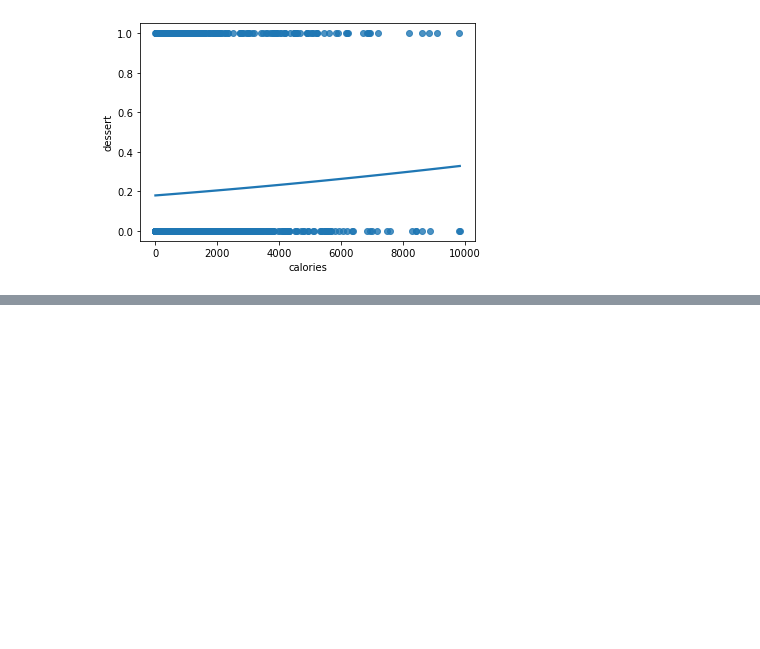
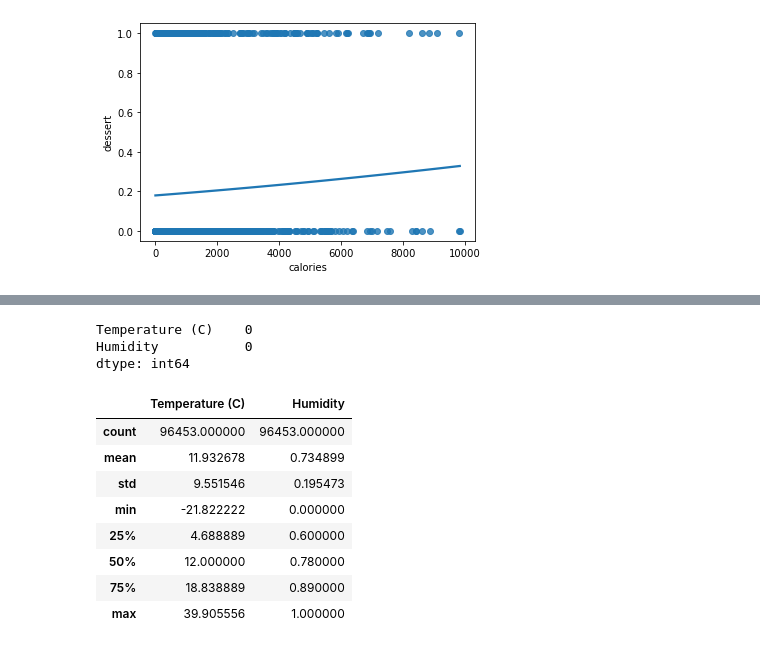
Before and after one commit to avidadearthur/5-DayRegressionChallenge, a Jupyter notebook: RegressionChallengeDay1.ipynb, the cells around one changed output, grey strips where cells are left out. Cells and saved outputs as stored; diff of their text form; code cells hidden in the pictures; blank space fills up the shorter version.

```diff
--- a/RegressionChallengeDay1.ipynb
+++ b/RegressionChallengeDay1.ipynb
@@ -90,0 +85,25 @@ sns.regplot(x=x, y=y, data=recipes, logistic=True, ci=None)
+# %%
+# Is there a relationship between humidity and temperature?
+temp = weather['Temperature (C)']
+hum = weather['Humidity']
+df = weather[['Temperature (C)', 'Humidity']]
+
+pd.set_option('max_rows', 8)
+
+missing_values_count = df.isnull().sum()
+print(missing_values_count)
+
+df.describe()
+# %% [output]
+Temperature (C)    0
+Humidity           0
+dtype: int64
+|  | Temperature (C) | Humidity |
+| count | 96453.000000 | 96453.000000 |
+| mean | 11.932678 | 0.734899 |
+| std | 9.551546 | 0.195473 |
+| min | -21.822222 | 0.000000 |
+| 25% | 4.688889 | 0.600000 |
+| 50% | 12.000000 | 0.780000 |
+| 75% | 18.838889 | 0.890000 |
+| max | 39.905556 | 1.000000 |
```
Also changed, not shown: parts of 5 cells of this notebook.
